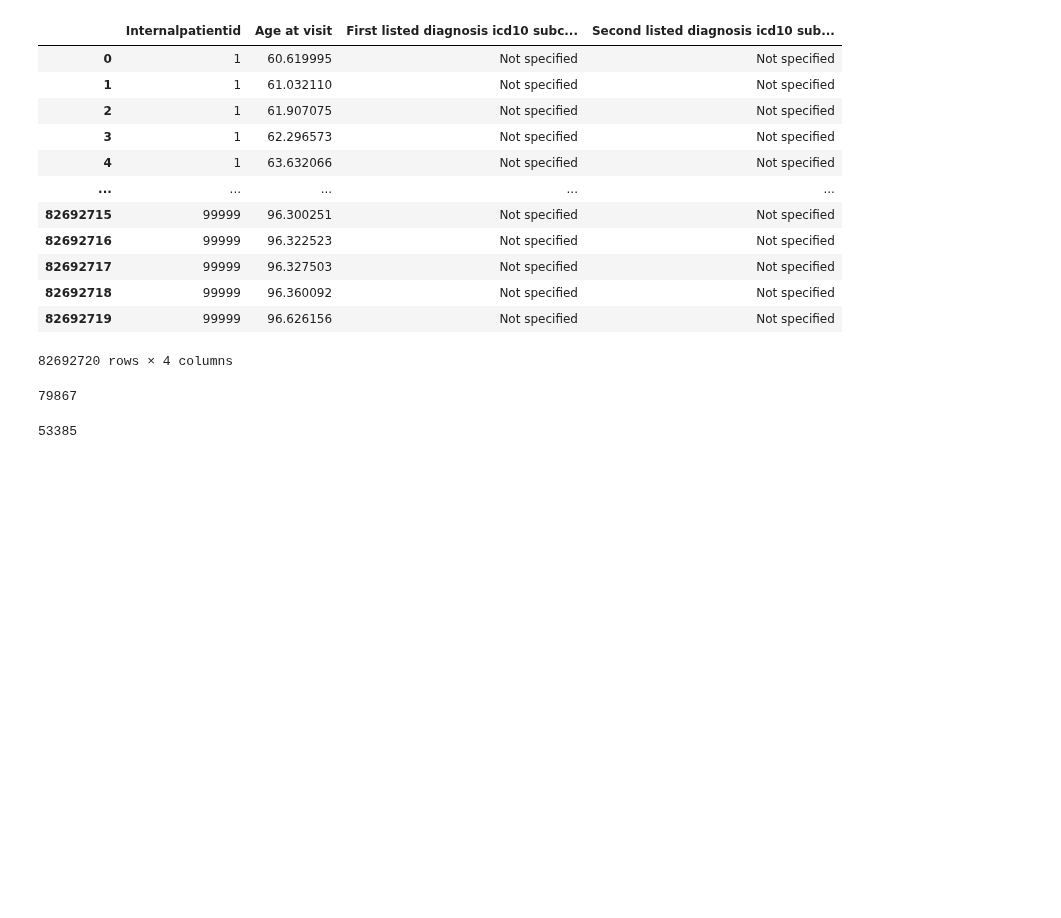
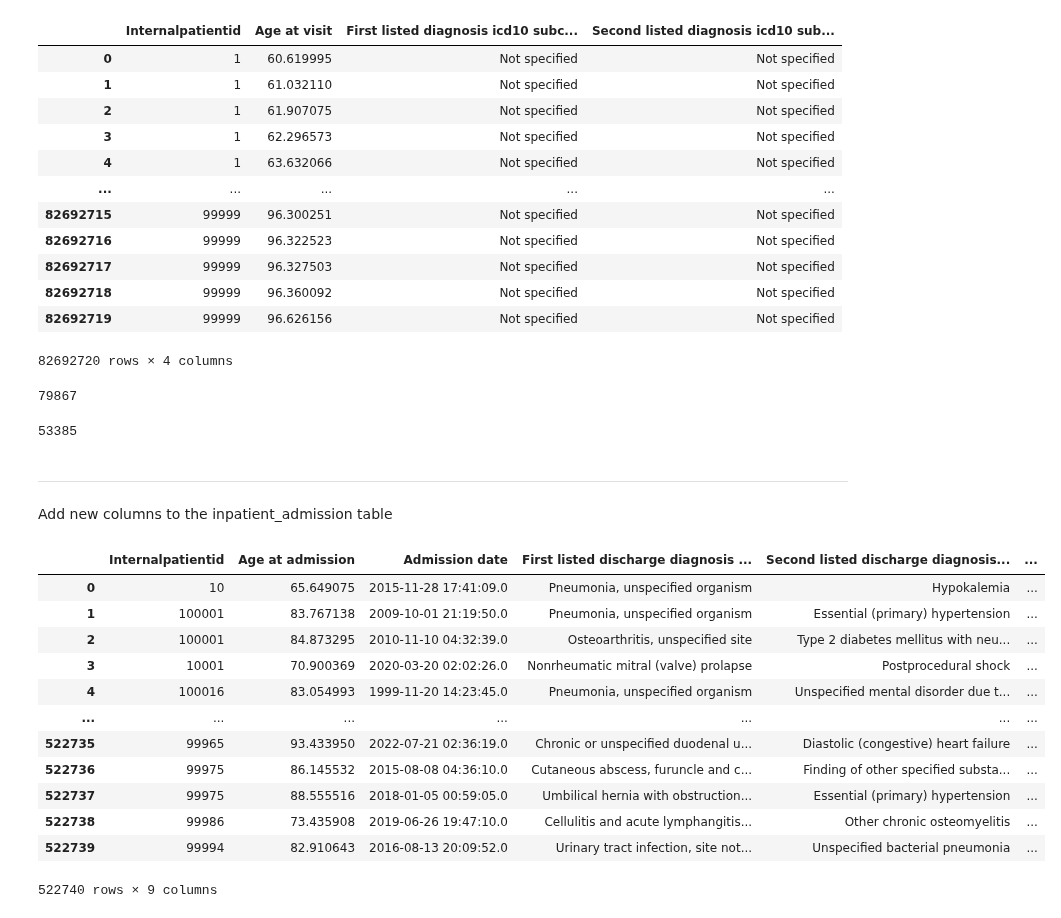
Before and after one commit to SpassMed-Projects/FDA, a Jupyter notebook: src/data/data_preprocessing.ipynb, the cells around one changed output. Drawn from its saved outputs; the diff is of its cells as text; code cells hidden in the pictures; blank space fills up the shorter version.

Commit message:
add: readmission

```diff
--- a/src/data/data_preprocessing.ipynb
+++ b/src/data/data_preprocessing.ipynb
@@ -139,3 +140,43 @@ len(noncardio_all)
 np.save("cardio_all.npy", cardio_all)
 np.save("noncardio_all.npy", noncardio_all)
 np.save("all_patient.npy", all_patients)
+# %% [markdown]
+-----
+Add new columns to the inpatient_admission table
+# %%
+readmission_id = []
+for ids, group in tqdm(in_ad.groupby("Internalpatientid")):
+    pid = group["Internalpatientid"].unique()[0]
+    num_admissions = group["Age at admission"].nunique()
+    if num_admissions > 1: readmission_id.append(pid)
+# %%
+cardio = []
+for row in in_ad['Internalpatientid']:
+    # if row in readmission_id: readmission.append(1)
+    # else: readmission.append(0)
+
+    if row in cardio_in: cardio.append(1)
+    else: cardio.append(0)
+# %%
+readmission = []
+for row in in_ad['Internalpatientid']:
+    if row in readmission_id: readmission.append(1)
+    else: readmission.append(0)
+# %%
+in_ad["Cardiovascular"] = cardio
+in_ad["Readmission"] = readmission
+in_ad
+# %% [output]
+|  | Internalpatientid | Age at admission | Admission date | First listed discharge diagnosis ... | Second listed discharge diagnosis... | ... |
+| 0 | 10 | 65.649075 | 2015-11-28 17:41:09.0 | Pneumonia, unspecified organism | Hypokalemia | ... |
+| 1 | 100001 | 83.767138 | 2009-10-01 21:19:50.0 | Pneumonia, unspecified organism | Essential (primary) hypertension | ... |
+| 2 | 100001 | 84.873295 | 2010-11-10 04:32:39.0 | Osteoarthritis, unspecified site | Type 2 diabetes mellitus with neu... | ... |
+| 3 | 10001 | 70.900369 | 2020-03-20 02:02:26.0 | Nonrheumatic mitral (valve) prolapse | Postprocedural shock | ... |
+| 4 | 100016 | 83.054993 | 1999-11-20 14:23:45.0 | Pneumonia, unspecified organism | Unspecified mental disorder due t... | ... |
+| ... | ... | ... | ... | ... | ... | ... |
+| 522735 | 99965 | 93.433950 | 2022-07-21 02:36:19.0 | Chronic or unspecified duodenal u... | Diastolic (congestive) heart failure | ... |
+| 522736 | 99975 | 86.145532 | 2015-08-08 04:36:10.0 | Cutaneous abscess, furuncle and c... | Finding of other specified substa... | ... |
+| 522737 | 99975 | 88.555516 | 2018-01-05 00:59:05.0 | Umbilical hernia with obstruction... | Essential (primary) hypertension | ... |
+| 522738 | 99986 | 73.435908 | 2019-06-26 19:47:10.0 | Cellulitis and acute lymphangitis... | Other chronic osteomyelitis | ... |
+| 522739 | 99994 | 82.910643 | 2016-08-13 20:09:52.0 | Urinary tract infection, site not... | Unspecified bacterial pneumonia | ... |
+522740 rows × 9 columns
```
Also changed, not shown: parts of 3 cells of this notebook.
